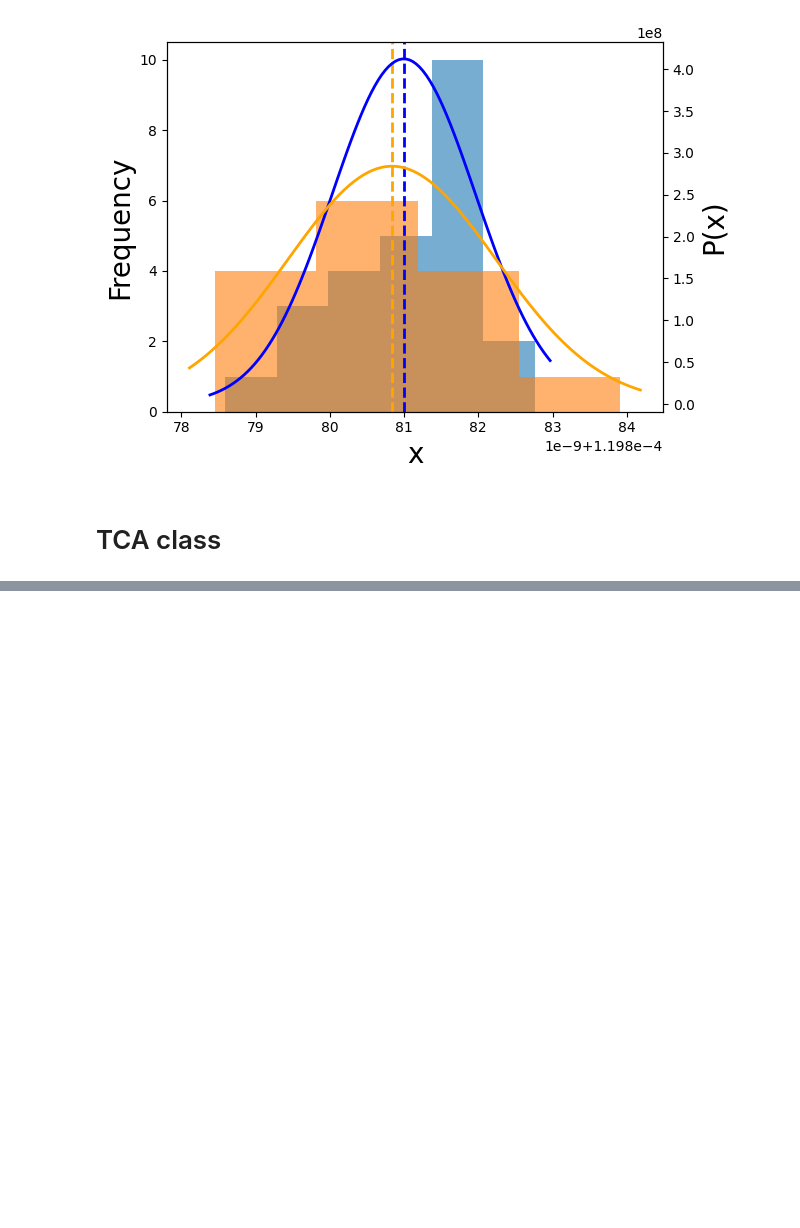
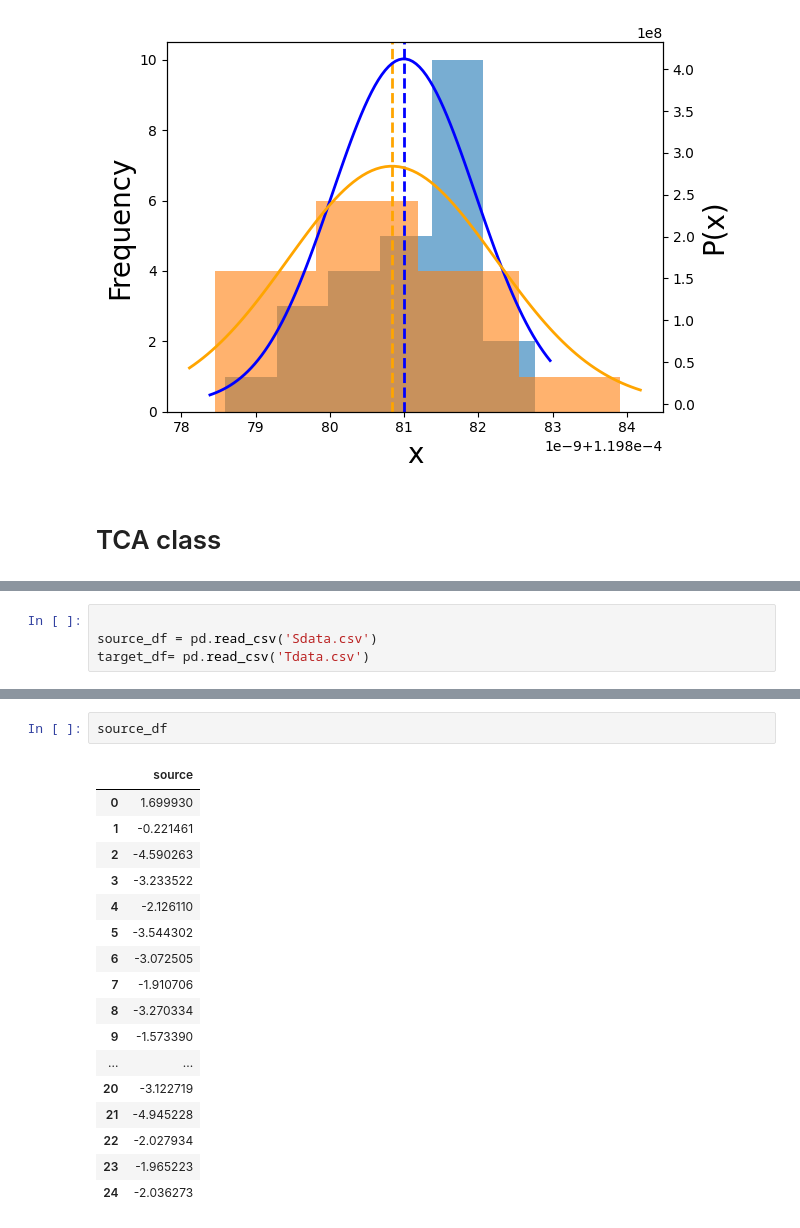
Before and after one commit to MaterialsInformaticsDemo/TCA, a Jupyter notebook: domain adp/one-dim.ipynb, the cells around one changed output, grey strips where cells are left out. Drawn from its saved outputs; the diff is of its cells as text; blank space fills up the shorter version.

```diff
--- a/domain adp/one-dim.ipynb
+++ b/domain adp/one-dim.ipynb
@@ -163,0 +173,4 @@ class DimensionError(Exception):
+# %%
+
+source_df = pd.read_csv('Sdata.csv')
+target_df= pd.read_csv('Tdata.csv')
@@ -163,0 +196,20 @@ class DimensionError(Exception):
+# %%
+source_df
+# %% [output]
+|  | source |
+| 0 | 1.699930 |
+| 1 | -0.221461 |
+| 2 | -4.590263 |
+| 3 | -3.233522 |
+| 4 | -2.126110 |
+| 5 | -3.544302 |
+| 6 | -3.072505 |
+| 7 | -1.910706 |
+| 8 | -3.270334 |
+| 9 | -1.573390 |
+| ... | ... |
+| 20 | -3.122719 |
+| 21 | -4.945228 |
+| 22 | -2.027934 |
+| 23 | -1.965223 |
+| 24 | -2.036273 |
```
Also changed, not shown: parts of 5 cells of this notebook, 5 other files.
